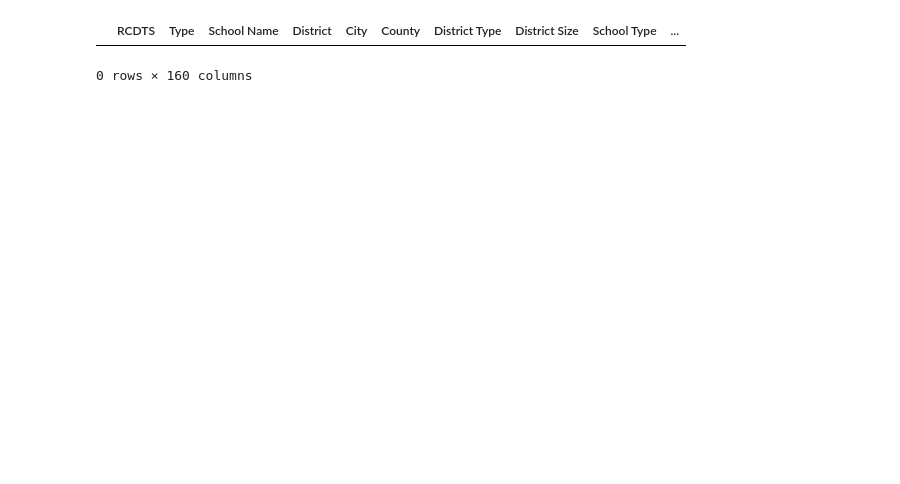
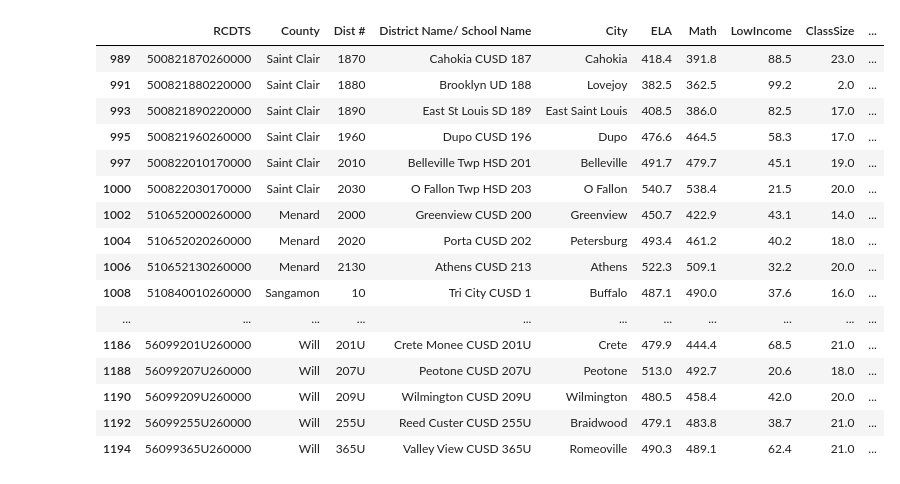
Before and after one commit to morrissey466/Illinois_School_Analysis, a Jupyter notebook: Resources/Regression.ipynb, the cells around one changed output. Saved outputs shown, nothing was run; the diff lists cells and outputs as text; code cells hidden in the pictures; blank space fills up the shorter version.

Commit message:
adding regression file

```diff
--- a/Resources/Regression.ipynb
+++ b/Resources/Regression.ipynb
@@ -1,4 +1,5 @@
 # %%
 import pandas as pd
 # %%
-regression_df = pd.read_csv("ELA and Math.csv")
+regression_df = pd.read_csv("clean_data/ELA and Math clean.csv")
+regression_df
@@ -5,5 +20,6 @@ regression_df = pd.read_csv("ELA and Math.csv")
 # %%
-regression_df
+general_df = pd.read_csv("general.csv")
+general_df
 # %% [output]
 |  | RCDTS | Type | School Name | District | City | County | District Type | District Size | School Type | ... |
 | 0 | 10010010260000 | District | NaN | Payson CUSD 1 | Payson | Adams | UNIT | MEDIUM | NaN | ... |
@@ -20,0 +37,7 @@ regression_df
+# %%
+gen_df = general_df.filter(['RCDTS', 'Student Enrollment - Low Income %', 'Avg Class Size – All Grades', 'Avg Teaching Exp',
+                           'Bachelor Degree', 'Masters Degree', 'Teacher Retention Rate', 'Admin Avg Salary'], axis = 1)
+gen_df = gen_df.dropna()
+gen_df.rename(columns = {'Avg Class Size – All Grades':'ClassSize'}, inplace = True)
+gen_df.rename(columns = {'Student Enrollment - Low Income %':'LowIncome'}, inplace = True)
+gen_df
@@ -21,6 +58,22 @@ regression_df
 # %%
-regression2_df = regression_df.dropna()
-regression2_df
+df = pd.merge(regression_df, gen_df, on = "RCDTS", how = "left")
+df = df.dropna()
+df
 # %% [output]
-|  | RCDTS | Type | School Name | District | City | County | District Type | District Size | School Type | ... |
+|  | RCDTS | County | Dist # | District Name/ School Name | City | ELA | Math | LowIncome | ClassSize | ... |
+| 989 | 500821870260000 | Saint Clair | 1870 | Cahokia CUSD 187 | Cahokia | 418.4 | 391.8 | 88.5 | 23.0 | ... |
+| 991 | 500821880220000 | Saint Clair | 1880 | Brooklyn UD 188 | Lovejoy | 382.5 | 362.5 | 99.2 | 2.0 | ... |
+| 993 | 500821890220000 | Saint Clair | 1890 | East St Louis SD 189 | East Saint Louis | 408.5 | 386.0 | 82.5 | 17.0 | ... |
+| 995 | 500821960260000 | Saint Clair | 1960 | Dupo CUSD 196 | Dupo | 476.6 | 464.5 | 58.3 | 17.0 | ... |
+| 997 | 500822010170000 | Saint Clair | 2010 | Belleville Twp HSD 201 | Belleville | 491.7 | 479.7 | 45.1 | 19.0 | ... |
+| 1000 | 500822030170000 | Saint Clair | 2030 | O Fallon Twp HSD 203 | O Fallon | 540.7 | 538.4 | 21.5 | 20.0 | ... |
+| 1002 | 510652000260000 | Menard | 2000 | Greenview CUSD 200 | Greenview | 450.7 | 422.9 | 43.1 | 14.0 | ... |
+| 1004 | 510652020260000 | Menard | 2020 | Porta CUSD 202 | Petersburg | 493.4 | 461.2 | 40.2 | 18.0 | ... |
+| 1006 | 510652130260000 | Menard | 2130 | Athens CUSD 213 | Athens | 522.3 | 509.1 | 32.2 | 20.0 | ... |
+| 1008 | 510840010260000 | Sangamon | 10 | Tri City CUSD 1 | Buffalo | 487.1 | 490.0 | 37.6 | 16.0 | ... |
+| ... | ... | ... | ... | ... | ... | ... | ... | ... | ... | ... |
+| 1186 | 56099201U260000 | Will | 201U | Crete Monee CUSD 201U | Crete | 479.9 | 444.4 | 68.5 | 21.0 | ... |
+| 1188 | 56099207U260000 | Will | 207U | Peotone CUSD 207U | Peotone | 513.0 | 492.7 | 20.6 | 18.0 | ... |
+| 1190 | 56099209U260000 | Will | 209U | Wilmington CUSD 209U | Wilmington | 480.5 | 458.4 | 42.0 | 20.0 | ... |
+| 1192 | 56099255U260000 | Will | 255U | Reed Custer CUSD 255U | Braidwood | 479.1 | 483.8 | 38.7 | 21.0 | ... |
+| 1194 | 56099365U260000 | Will | 365U | Valley View CUSD 365U | Romeoville | 490.3 | 489.1 | 62.4 | 21.0 | ... |
-0 rows × 160 columns
```
Also changed, not shown: parts of 8 cells of this notebook.
